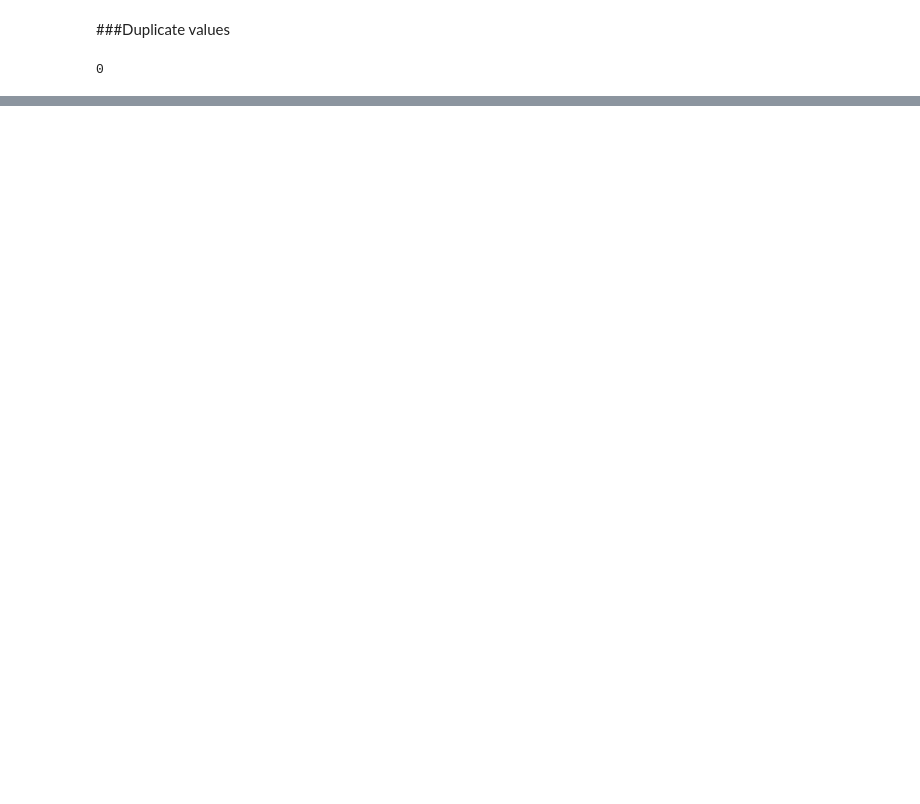
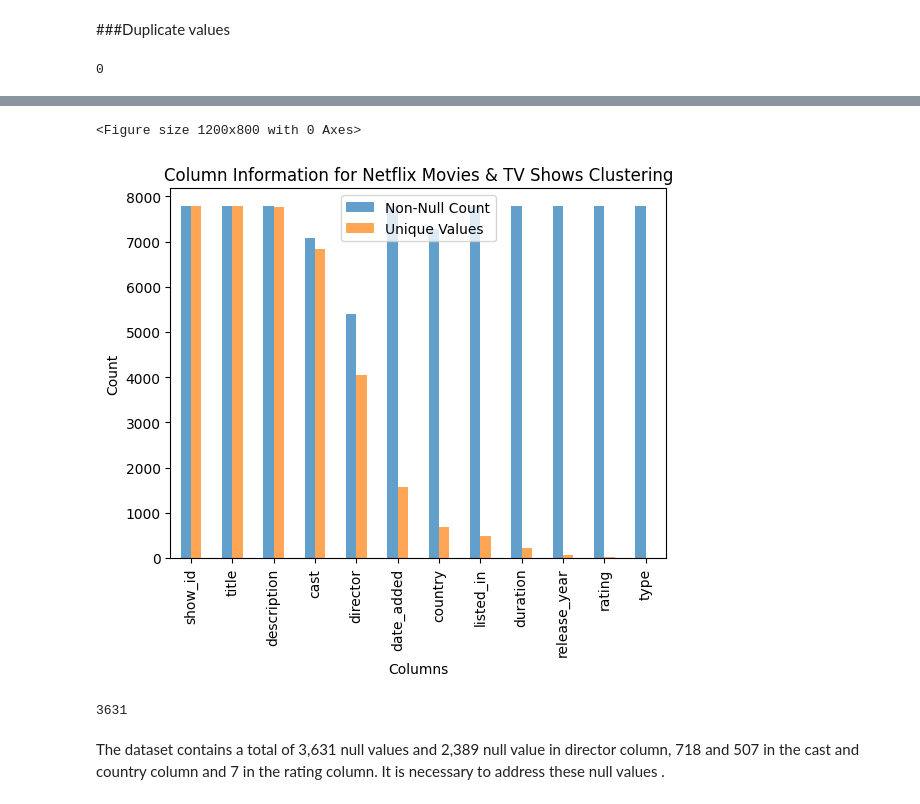
Before and after one commit to Kumarisimran626/Netfilx-Movies-TV-shows-clustering, a Jupyter notebook: S_K_Netfilx_Movies_&_TV_shows_clustering.ipynb, the cells around one changed output, grey strips where cells are left out. Cells and saved outputs as stored; diff of their text form; code cells hidden in the pictures; blank space fills up the shorter version.

```diff
--- a/S_K_Netfilx_Movies_&_TV_shows_clustering.ipynb
+++ b/S_K_Netfilx_Movies_&_TV_shows_clustering.ipynb
@@ -173,0 +198,34 @@ df.duplicated().sum()
+# %%
+# Define the Complete_columns_info function
+def Complete_columns_info(df):
+    # Create a DataFrame to store the column information
+    column_info = pd.DataFrame({
+        'Data Type': df.dtypes,
+        'Non-Null Count': df.notnull().sum(),
+        'Unique Values': df.nunique()
+    })
+
+    # Sort the DataFrame by the number of unique values (optional)
+    column_info = column_info.sort_values(by='Unique Values', ascending=False)
+
+    # Create a bar plot
+    plt.figure(figsize=(12, 8))
+    column_info.plot(kind='bar', alpha=0.7)
+    plt.title('Column Information for Netflix Movies & TV Shows Clustering')
+    plt.xlabel('Columns')
+    plt.ylabel('Count')
+    plt.xticks(rotation=90)
+    plt.show()
+
+# Call the function to visualize column information for your clustering dataset
+Complete_columns_info(df)
+# %% [output]
+<Figure size 1200x800 with 0 Axes>
+[figure, added]
+# %%
+# total nulll values
+df.isnull().sum().sum()
+# %% [output]
+3631
+# %% [markdown]
+The dataset contains a total of 3,631 null values and 2,389 null value in director column, 718 and 507 in  the cast and country column and 7 in the rating column. It is necessary to address these null values .
```
Also changed, not shown: parts of 7 cells of this notebook.
